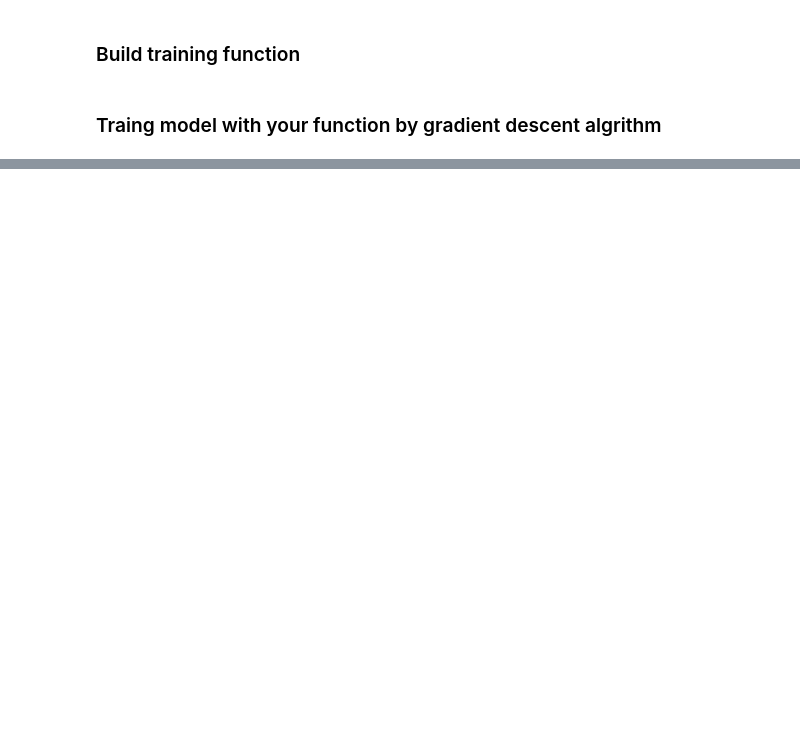
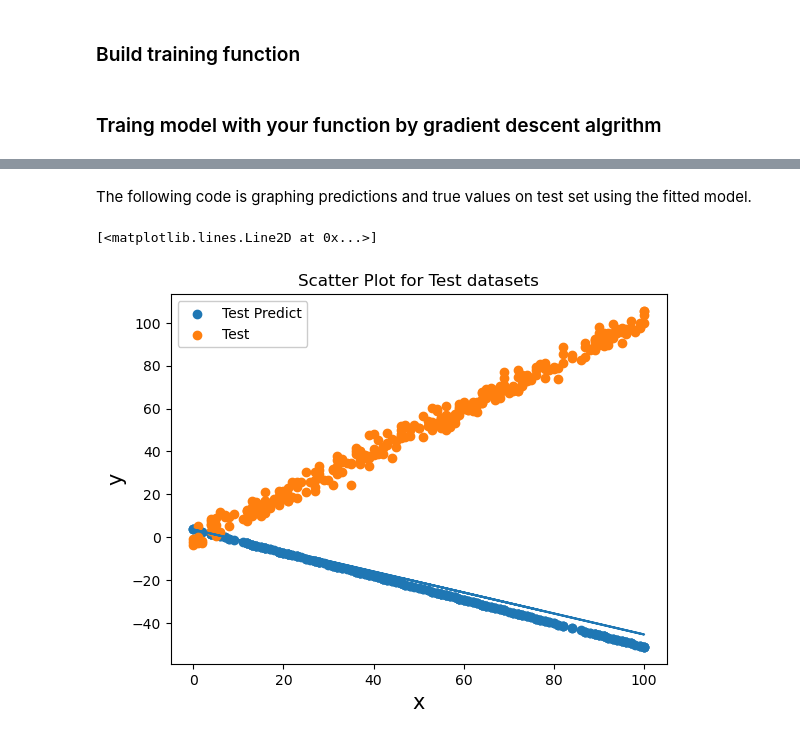
Before and after one commit to DS-XL/ds-intermediate-2023, a Jupyter notebook: Topic2/exercise/slr/SimpleLinearRegressionPractice.ipynb, the cells around one changed output, grey strips where cells are left out. Cells and saved outputs as stored; diff of their text form; code cells hidden in the pictures; blank space fills up the shorter version.

```diff
--- a/Topic2/exercise/slr/SimpleLinearRegressionPractice.ipynb
+++ b/Topic2/exercise/slr/SimpleLinearRegressionPractice.ipynb
@@ -410,5 +575,3 @@ def train(x_train, y_train, learning_rate, iters = 5):
     return parameters, loss
 # %% [markdown]
 ### Traing model with your function by gradient descent algrithm
-# %%
-parameters,loss = train(x_train, y_train, learning_rate, iters)
@@ -416,0 +624,16 @@ parameters,loss = train(x_train, y_train, learning_rate, iters)
+# %% [markdown]
+The following code is graphing predictions and true values on test set using the fitted model.
+# %%
+plt.scatter(x_test,y_test_predict, label="Test Predict")
+plt.title("Scatter Plot for Test datasets")
+plt.xlabel("x", fontsize=15)
+plt.ylabel("y", fontsize=15)
+
+plt.scatter(x_test,y_test, label= "Test")
+
+plt.legend(framealpha=1, frameon=True)
+
+plt.plot(x_test, (3.62217606694731+ -0.49010001042239215* x_test))
+# %% [output]
+[<matplotlib.lines.Line2D at 0x...>]
+[figure, added]
```
Also changed, not shown: parts of 29 cells of this notebook, 2 other files.
